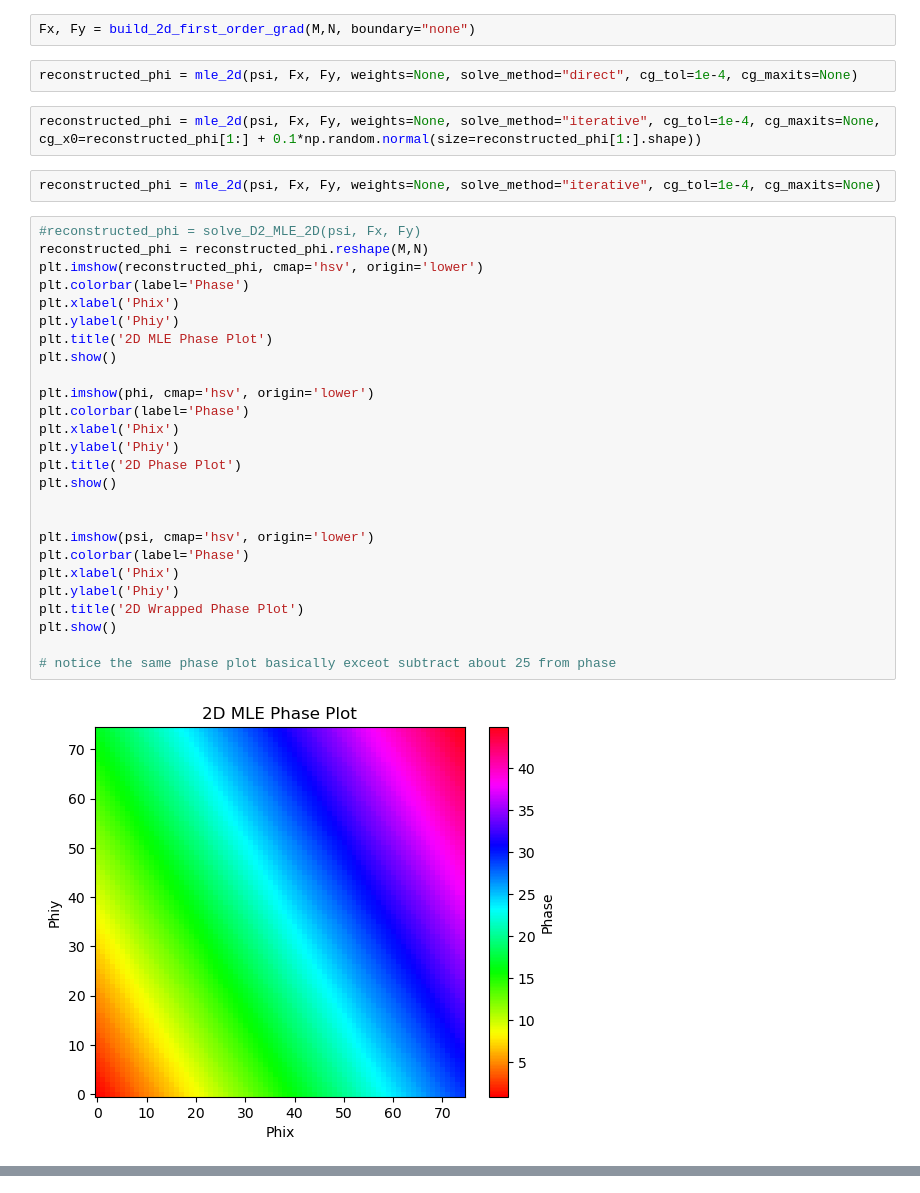
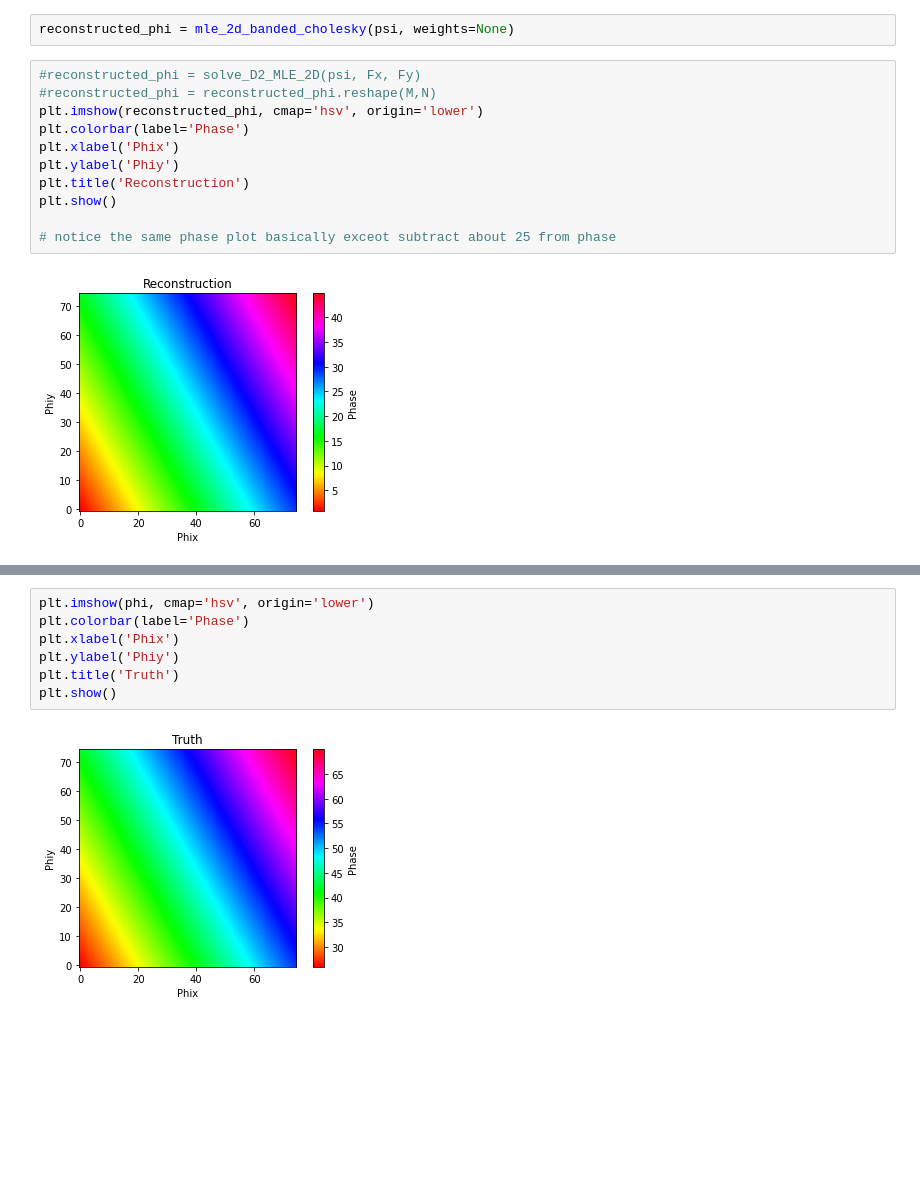
Before and after one commit to henrymorris120/Interferometry-and-Phase-Unwrapping-Research, a Jupyter notebook: examples/2d_mle_phase_unwrapping.ipynb, the cells around one changed output, grey strips where cells are left out. Cells and saved outputs as stored; diff of their text form; blank space fills up the shorter version.

Commit message:
cholesky re-working

```diff
--- a/examples/2d_mle_phase_unwrapping.ipynb
+++ b/examples/2d_mle_phase_unwrapping.ipynb
@@ -35,36 +35,15 @@ plt.show()
-# %%
-Fx, Fy = build_2d_first_order_grad(M,N, boundary="none")
-# %%
-reconstructed_phi = mle_2d(psi, Fx, Fy, weights=None, solve_method="direct", cg_tol=1e-4, cg_maxits=None)
-# %%
-reconstructed_phi = mle_2d(psi, Fx, Fy, weights=None, solve_method="iterative", cg_tol=1e-4, cg_maxits=None, cg_x0=reconstructed_phi[1:] + 0.1*np.random.normal(size=reconstructed_phi[1:].shape))
-# %%
-reconstructed_phi = mle_2d(psi, Fx, Fy, weights=None, solve_method="iterative", cg_tol=1e-4, cg_maxits=None)
+# %%
+reconstructed_phi = mle_2d_banded_cholesky(psi, weights=None)
 # %%
 #reconstructed_phi = solve_D2_MLE_2D(psi, Fx, Fy)
-reconstructed_phi = reconstructed_phi.reshape(M,N)
+#reconstructed_phi = reconstructed_phi.reshape(M,N)
 plt.imshow(reconstructed_phi, cmap='hsv', origin='lower')
 plt.colorbar(label='Phase')
 plt.xlabel('Phix')
 plt.ylabel('Phiy')
-plt.title('2D MLE Phase Plot')
-plt.show()
-
-plt.imshow(phi, cmap='hsv', origin='lower')
-plt.colorbar(label='Phase')
-plt.xlabel('Phix')
-plt.ylabel('Phiy')
-plt.title('2D Phase Plot')
-plt.show()
-
-
-plt.imshow(psi, cmap='hsv', origin='lower')
-plt.colorbar(label='Phase')
-plt.xlabel('Phix')
-plt.ylabel('Phiy')
-plt.title('2D Wrapped Phase Plot')
+plt.title('Reconstruction')
 plt.show()
 
 # notice the same phase plot basically exceot subtract about 25 from phase
 # %% [output]
-[figure, old version]
+[figure, new version]
@@ -72,0 +50,9 @@ plt.show()
+# %%
+plt.imshow(phi, cmap='hsv', origin='lower')
+plt.colorbar(label='Phase')
+plt.xlabel('Phix')
+plt.ylabel('Phiy')
+plt.title('Truth')
+plt.show()
+# %% [output]
+[figure, added]
```
Also changed, not shown: parts of 12 cells of this notebook, 8 other files.
